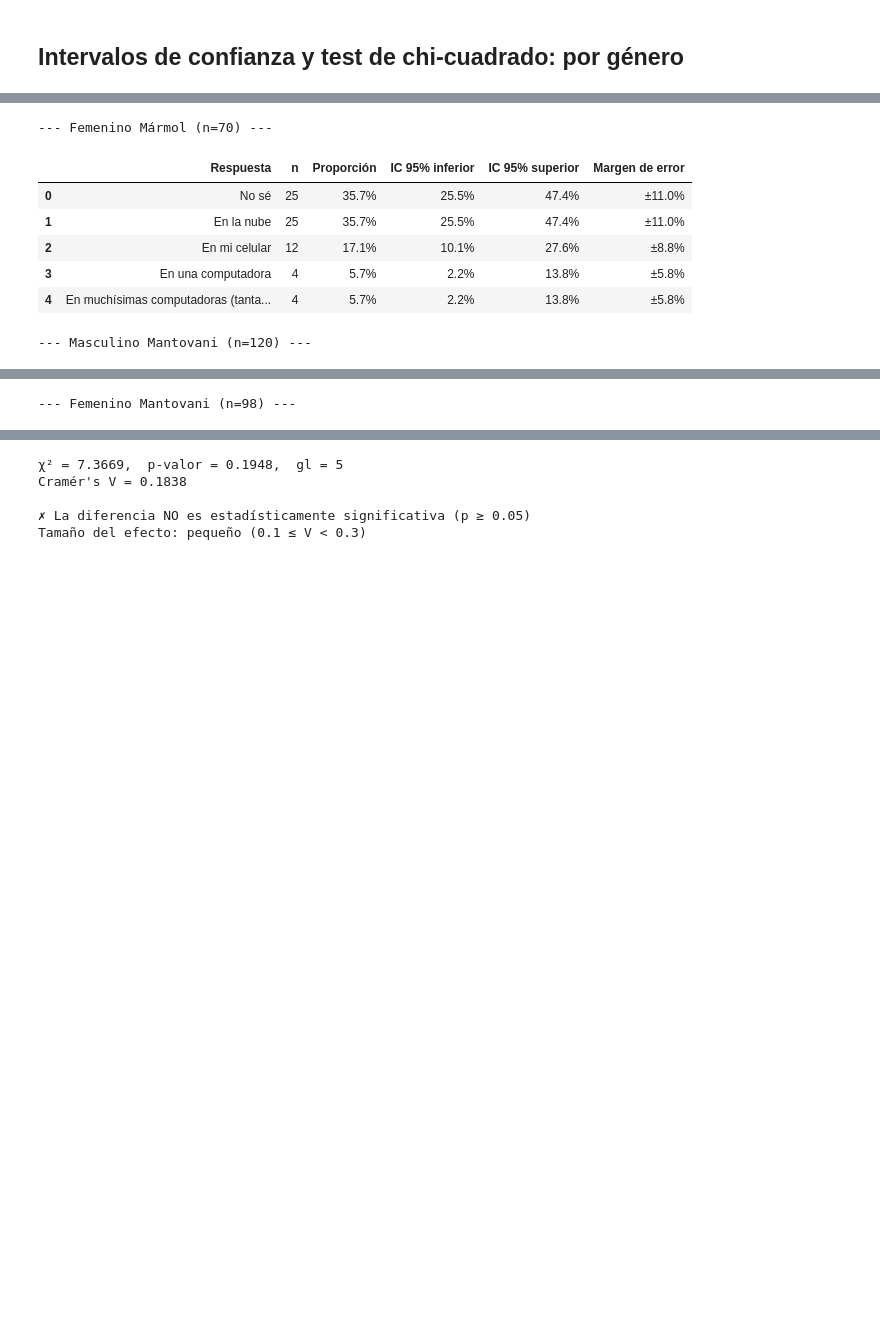
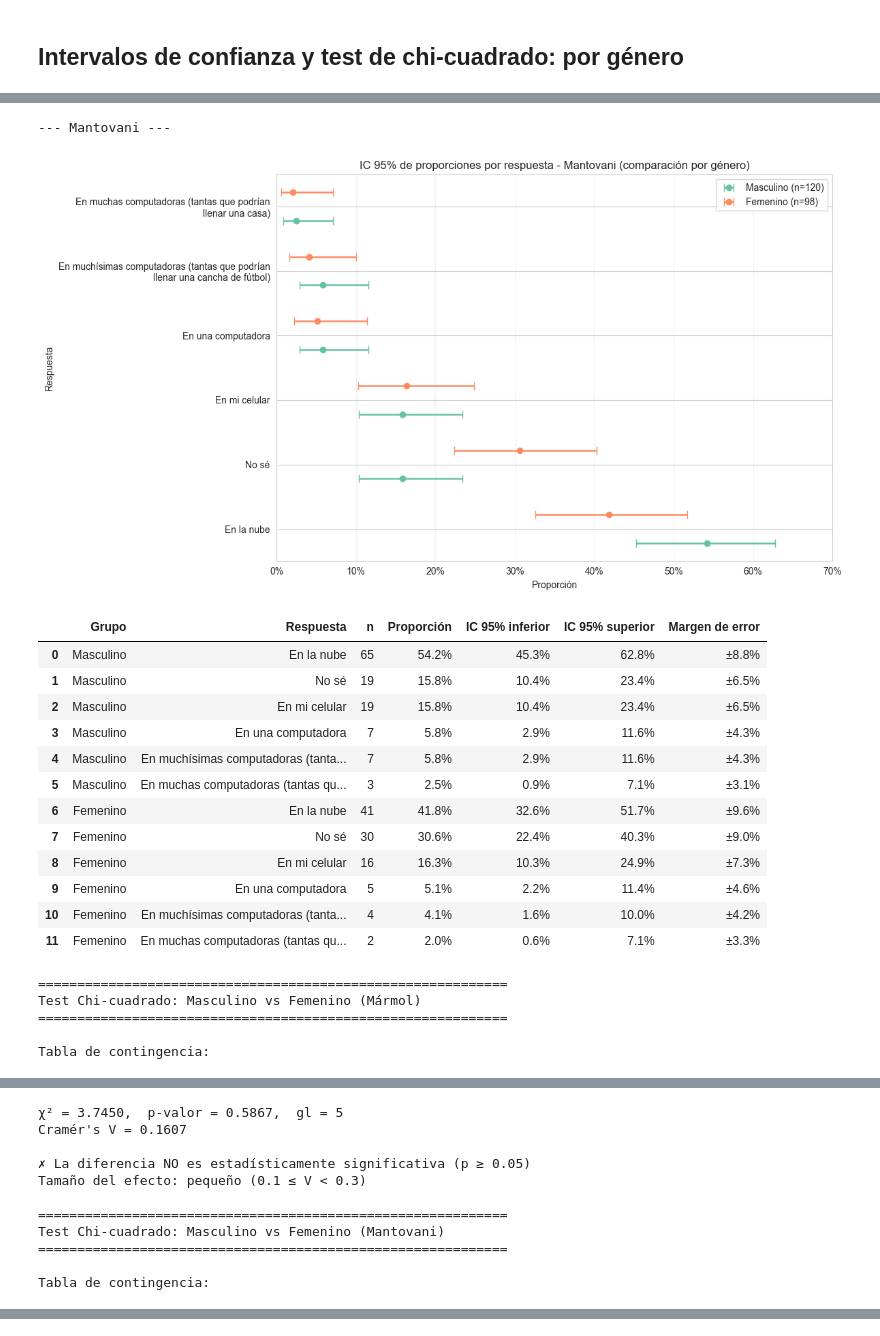
Before and after one commit to fedesassone/tesis, a Jupyter notebook: notebooks/misconceptions/01-YouTube/Misconceptions_YouTube.ipynb, the cells around one changed output, grey strips where cells are left out. Saved outputs shown, nothing was run; the diff lists cells and outputs as text; code cells hidden in the pictures; blank space fills up the shorter version.

```diff
--- a/notebooks/misconceptions/01-YouTube/Misconceptions_YouTube.ipynb
+++ b/notebooks/misconceptions/01-YouTube/Misconceptions_YouTube.ipynb
@@ -613,10 +734,17 @@ print("INTERVALOS DE CONFIANZA (95%) - Por grado y escuela")
 print("="*60)
 
 for escuela_nombre, escuela_df in [("Mármol", marmol), ("Mantovani", mantovani)]:
-    for grado in sorted(escuela_df['grado'].unique()):
-        subset = escuela_df[escuela_df['grado'] == grado]
-        print(f"\n--- {grado} {escuela_nombre} (n={len(subset)}) ---")
-        display(mostrar_intervalos_confianza(subset[col]))
+    series_por_grado = {
+        grado: escuela_df[escuela_df['grado'] == grado][col]
+        for grado in sorted(escuela_df['grado'].dropna().unique())
+    }
+    print(f"\n--- {escuela_nombre} ---")
+    nombre_archivo = escuela_nombre.lower().replace("á", "a").replace(" ", "_")
+    graficar_intervalos_confianza_por_grupo(
+        series_por_grado,
+        f"IC 95% de proporciones por respuesta - {escuela_nombre} (comparación por grado)",
+        archivo_salida=fig_name_prefix + f'_ic_por_grado_{nombre_archivo}' + file_ext
+    )
 
 # Test Chi-cuadrado por grado dentro de cada escuela
 test_chi2_y_cramers_v(marmol, "grado", col, "Quinto vs Sexto (Mármol)")
@@ -683,10 +826,18 @@ print("INTERVALOS DE CONFIANZA (95%) - Por género y escuela")
 print("="*60)
 
 for escuela_nombre, escuela_df in [("Mármol", marmol), ("Mantovani", mantovani)]:
-    for genero in ["Masculino", "Femenino"]:
-        subset = escuela_df[escuela_df['genero'] == genero]
-        print(f"\n--- {genero} {escuela_nombre} (n={len(subset)}) ---")
-        display(mostrar_intervalos_confianza(subset[col]))
+    series_por_genero = {
+        genero: escuela_df[escuela_df['genero'] == genero][col]
+        for genero in ["Masculino", "Femenino"]
+        if len(escuela_df[escuela_df['genero'] == genero]) > 0
+    }
+    print(f"\n--- {escuela_nombre} ---")
+    nombre_archivo = escuela_nombre.lower().replace("á", "a").replace(" ", "_")
+    graficar_intervalos_confianza_por_grupo(
+        series_por_genero,
+        f"IC 95% de proporciones por respuesta - {escuela_nombre} (comparación por género)",
+        archivo_salida=fig_name_prefix + f'_ic_por_genero_{nombre_archivo}' + file_ext
+    )
 
 # Test Chi-cuadrado por género dentro de cada escuela (excluyendo "Otro" por n muy bajo)
 df_marmol_mf = marmol[marmol['genero'].isin(["Masculino", "Femenino"])]
@@ -709,8 +867,20 @@ INTERVALOS DE CONFIANZA (95%) - Por género y escuela
---- Femenino Mármol (n=70) ---
+--- Mantovani ---
+[figure, added]
-|  | Respuesta | n | Proporción | IC 95% inferior | IC 95% superior | Margen de error |
-| 0 | No sé | 25 | 35.7% | 25.5% | 47.4% | ±11.0% |
-| 1 | En la nube | 25 | 35.7% | 25.5% | 47.4% | ±11.0% |
-| 2 | En mi celular | 12 | 17.1% | 10.1% | 27.6% | ±8.8% |
-| 3 | En una computadora | 4 | 5.7% | 2.2% | 13.8% | ±5.8% |
-| 4 | En muchísimas computadoras (tanta... | 4 | 5.7% | 2.2% | 13.8% | ±5.8% |
+|  | Grupo | Respuesta | n | Proporción | IC 95% inferior | IC 95% superior | Margen de error |
+| 0 | Masculino | En la nube | 65 | 54.2% | 45.3% | 62.8% | ±8.8% |
+| 1 | Masculino | No sé | 19 | 15.8% | 10.4% | 23.4% | ±6.5% |
+| 2 | Masculino | En mi celular | 19 | 15.8% | 10.4% | 23.4% | ±6.5% |
+| 3 | Masculino | En una computadora | 7 | 5.8% | 2.9% | 11.6% | ±4.3% |
+| 4 | Masculino | En muchísimas computadoras (tanta... | 7 | 5.8% | 2.9% | 11.6% | ±4.3% |
+| 5 | Masculino | En muchas computadoras (tantas qu... | 3 | 2.5% | 0.9% | 7.1% | ±3.1% |
+| 6 | Femenino | En la nube | 41 | 41.8% | 32.6% | 51.7% | ±9.6% |
+| 7 | Femenino | No sé | 30 | 30.6% | 22.4% | 40.3% | ±9.0% |
+| 8 | Femenino | En mi celular | 16 | 16.3% | 10.3% | 24.9% | ±7.3% |
+| 9 | Femenino | En una computadora | 5 | 5.1% | 2.2% | 11.4% | ±4.6% |
+| 10 | Femenino | En muchísimas computadoras (tanta... | 4 | 4.1% | 1.6% | 10.0% | ±4.2% |
+| 11 | Femenino | En muchas computadoras (tantas qu... | 2 | 2.0% | 0.6% | 7.1% | ±3.3% |
---- Masculino Mantovani (n=120) ---
+============================================================
+Test Chi-cuadrado: Masculino vs Femenino (Mármol)
+============================================================
+
+Tabla de contingencia:
@@ -724 +891,11 @@ INTERVALOS DE CONFIANZA (95%) - Por género y escuela
---- Femenino Mantovani (n=98) ---
+χ² = 3.7450,  p-valor = 0.5867,  gl = 5
+Cramér's V = 0.1607
+
+✗ La diferencia NO es estadísticamente significativa (p ≥ 0.05)
+Tamaño del efecto: pequeño (0.1 ≤ V < 0.3)
+
+============================================================
+Test Chi-cuadrado: Masculino vs Femenino (Mantovani)
+============================================================
+
+Tabla de contingencia:
@@ -756,5 +910,0 @@ Tabla de contingencia:
-χ² = 7.3669,  p-valor = 0.1948,  gl = 5
-Cramér's V = 0.1838
-
-✗ La diferencia NO es estadísticamente significativa (p ≥ 0.05)
-Tamaño del efecto: pequeño (0.1 ≤ V < 0.3)
```
Also changed, not shown: parts of 5 cells of this notebook, 5 other files.
